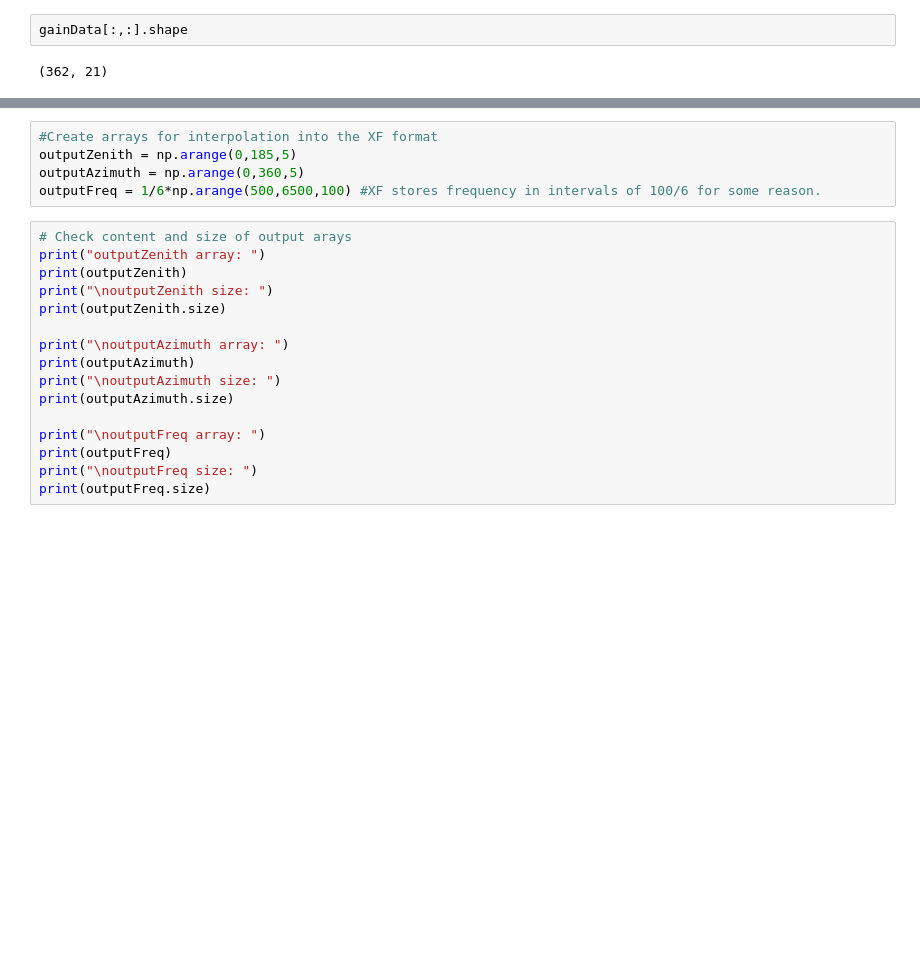
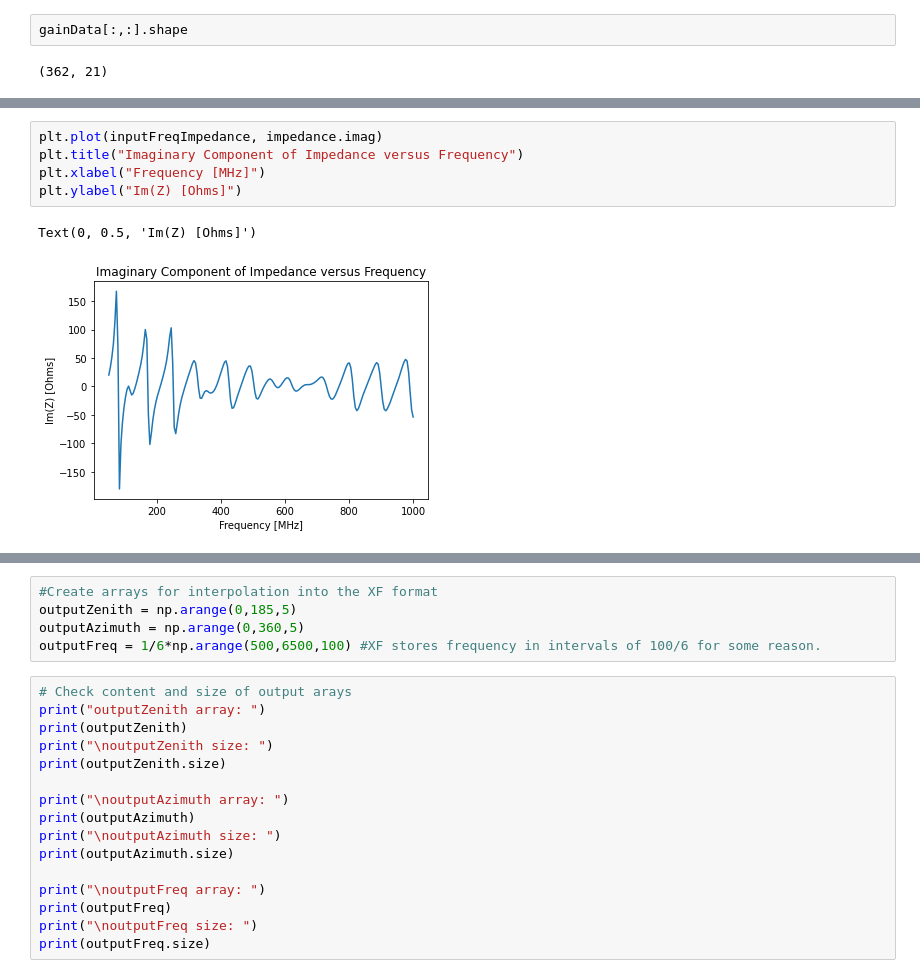
Before and after one commit to FlahertyJustinC/thesisWork, a Jupyter notebook: pvaGainAndPhase/pvaDataTransform.ipynb, the cells around one changed output, grey strips where cells are left out. Saved outputs shown, nothing was run; the diff lists cells and outputs as text; blank space fills up the shorter version.

```diff
--- a/pvaGainAndPhase/pvaDataTransform.ipynb
+++ b/pvaGainAndPhase/pvaDataTransform.ipynb
@@ -72,0 +96,8 @@ gainData[:,:].shape
+# %%
+plt.plot(inputFreqImpedance, impedance.imag)
+plt.title("Imaginary Component of Impedance versus Frequency")
+plt.xlabel("Frequency [MHz]")
+plt.ylabel("Im(Z) [Ohms]")
+# %% [output]
+Text(0, 0.5, 'Im(Z) [Ohms]')
+[figure, added]
```
Also changed, not shown: parts of 14 cells of this notebook.
